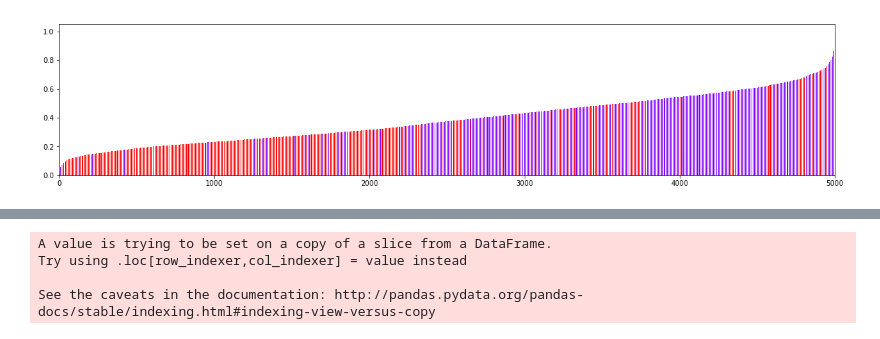
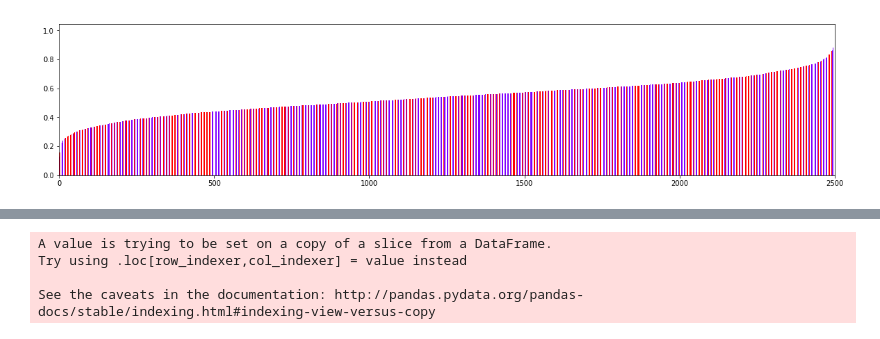
Before and after one commit to caitlinkuhlman/fair_ranking, a Jupyter notebook: Synthetic_Data.ipynb, the cells around one changed output, grey strips where cells are left out. Cells and saved outputs as stored; diff of their text form; code cells hidden in the pictures.

```diff
--- a/Synthetic_Data.ipynb
+++ b/Synthetic_Data.ipynb
@@ -45,27 +40,31 @@ data.head()
 # %%
-def under_rank(data):
+def under_rank(data, sample, scale, group):
 
     #randomly select some percentage of group to be under ranked
     data2 = data.copy()
     for i in range(len(data)):
-        if(data2.iloc[i]['g'] == 1.):
-            if(random.random() <0.25):
-                data2.iloc[i]['y'] = data2.iloc[i]['y']*0.5
-
-    data5 = data.copy()
-    for i in range(len(data)):
-        if(data5.iloc[i]['g'] == 1.):
-            if(random.random() <0.5):
-                data5.iloc[i]['y'] = data5.iloc[i]['y']*0.5
-
-    data7 = data.copy()
-    for i in range(len(data)):
-        if(data7.iloc[i]['g'] == 1.):
-            if(random.random() <0.75):
-                data7.iloc[i]['y'] = data7.iloc[i]['y']*0.5
+        if(data2.iloc[i]['g'] == group):
+            if(random.random() <sample):
+                data2.iloc[i]['y'] = data2.iloc[i]['y']*scale
 
     data2.sort_values('y', inplace=True)
-    data5.sort_values('y', inplace=True)
-    data7.sort_values('y', inplace=True)
+    return data2
 
-    return data2, data5, data7
+def shift_mean(data, sample, amt, group):
+    #shift mean of group by some percentage
+    data2 = data.copy()
+    for i in range(len(data)):
+        if(data2.iloc[i]['g'] == group):
+            if(random.random() <sample):
+                data2.iloc[i]['y'] = data2.iloc[i]['y']-amt
+    scale(data2, 'y')
+    return data2
+
+def plot_rank(data):
+    cmap = plt.cm.rainbow
+    plt.rcParams['figure.figsize'] = (20, 4)
+    fig, ax = plt.subplots()
+    ax.bar(range(len(data)), data['y'], 0.5, color=cmap((data['g'])))
+    ax.set_xlim([0,len(data)])
+    ax.set_title("", fontsize=16)
+    plt.show()
@@ -161,10 +71,4 @@ plt.show()
-# %%
-cmap = plt.cm.rainbow
-plt.rcParams['figure.figsize'] = (20, 4)
-fig, ax = plt.subplots()
-ax.bar(range(len(data)), under_data7['y'], 0.5, color=cmap((under_data7['g'])))
-ax.set_xlim([0,len(data)])
-ax.set_title("", fontsize=16)
-plt.show()
-# %% [output]
-[figure, removed]
+# %%
+plot_rank(data.sample(frac=0.25).sort_values('y'))
+# %% [output]
+[figure, added]
```
Also changed, not shown: parts of 26 cells of this notebook, 2 other files.
